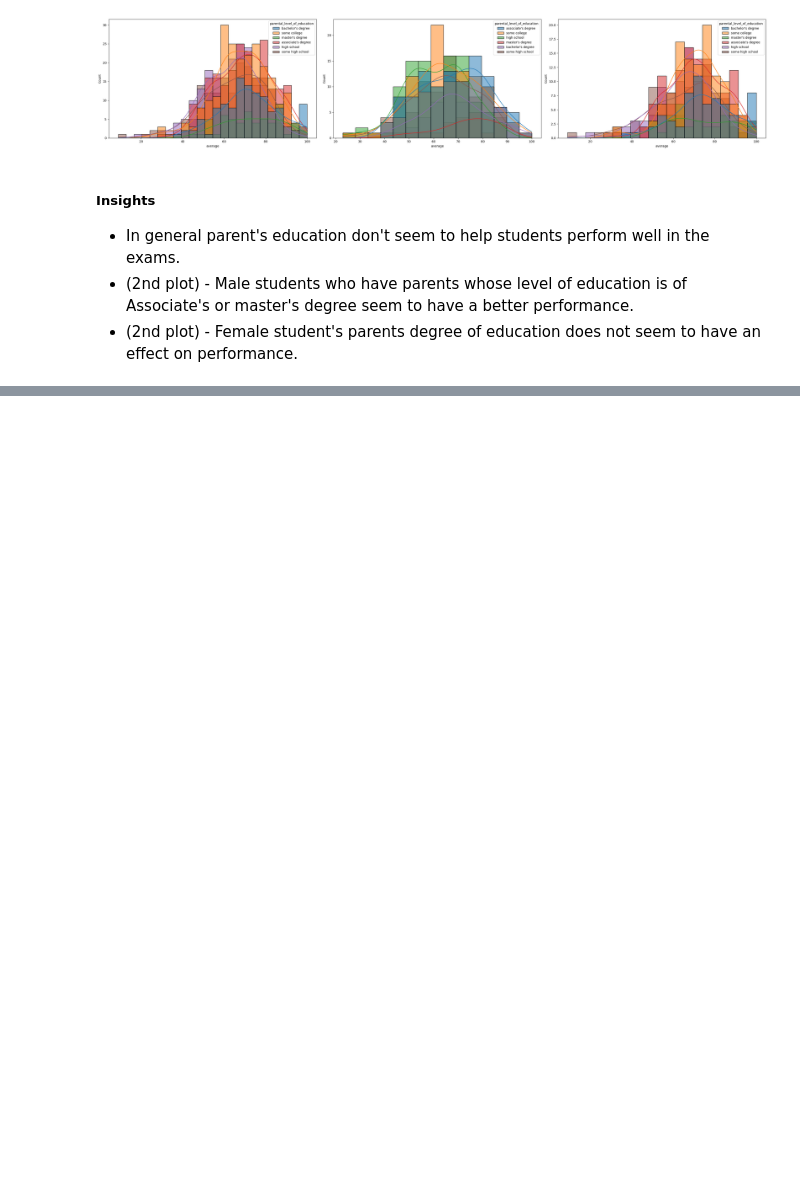
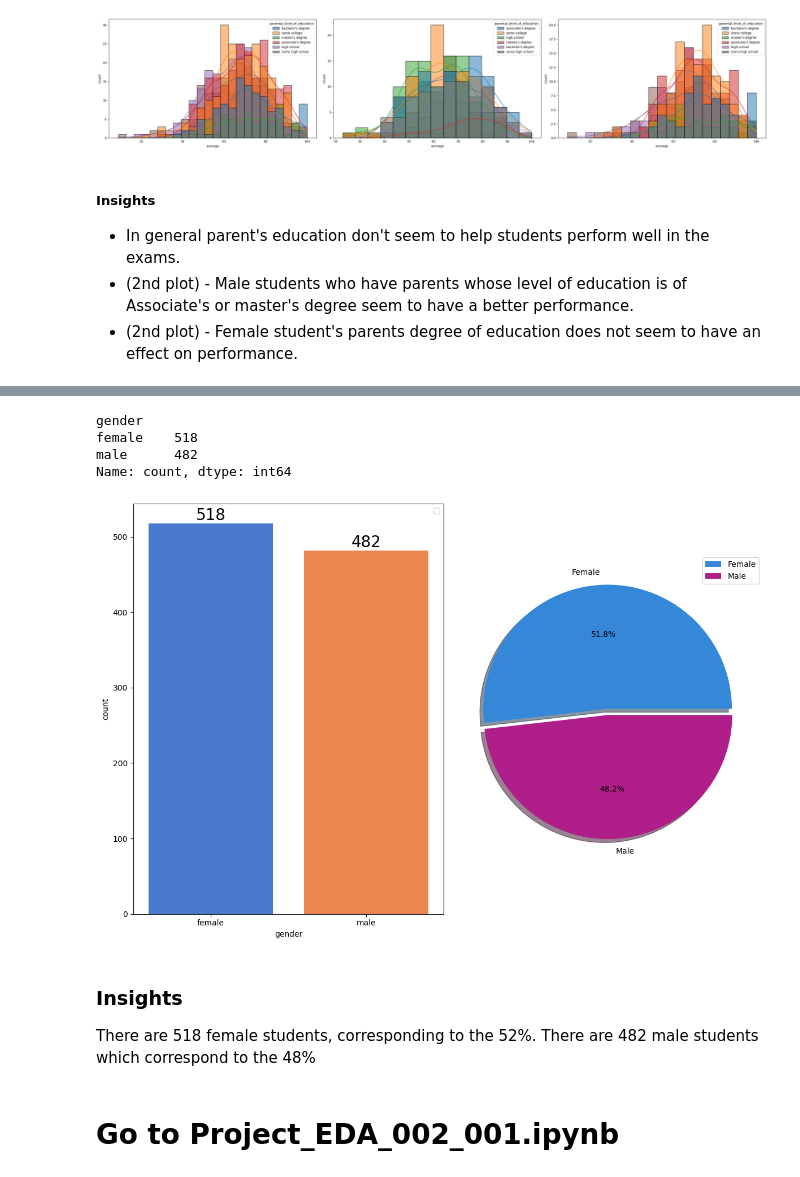
Before and after one commit to Luismbpr/0760_20_01_ML_Students_Performance, a Jupyter notebook: notebooks/Procedures/Project_EDA_001_001.ipynb, the cells around one changed output, grey strips where cells are left out. Drawn from its saved outputs; the diff is of its cells as text; code cells hidden in the pictures; blank space fills up the shorter version.

```diff
--- a/notebooks/Procedures/Project_EDA_001_001.ipynb
+++ b/notebooks/Procedures/Project_EDA_001_001.ipynb
@@ -721,0 +852,35 @@ ValueError: Could not interpret value `race/ethnicity` for `hue`. An entry with
+# %%
+df['gender'].value_counts()
+# %% [output]
+gender
+female    518
+male      482
+Name: count, dtype: int64
+# %%
+fig, axes = plt.subplots(nrows=1, ncols=2, figsize=(12, 8))
+sns.countplot(data=df, x=df['gender'], palette='muted',hue='gender', saturation=0.95, ax=axes[0])
+for container in axes[0].containers:
+    axes[0].bar_label(container, color='black', size=20)
+
+## Error on the pie chart. Describing that there are more males than females
+##plt.pie(data=df, x=df['gender'].value_counts(), labels=['Male', 'Female'], explode=[0, 0.05],
+#        autopct='%1.1f%%', shadow=True, colors=['#3488d7','#af1e89'])
+plt.pie(data=df, x=df['gender'].value_counts(), labels=['Female', 'Male'], explode=[0, 0.05],
+        autopct='%1.1f%%', shadow=True, colors=['#3488d7','#af1e89'])
+
+#plt.pie(x=df['gender'].value_counts(),labels=['Male','Female'],explode=[0,0.1],autopct='%1.1f%%',shadow=True,colors=['#ff4d4d','#ff8000'])
+
+axes[0].legend()
+axes[1].legend()
+
+plt.tight_layout()
+
+plt.show()
+# %% [output]
+[figure, added]
+# %% [markdown]
+### Insights
+There are 518 female students, corresponding to the 52%.
+There are 482 male students which correspond to the 48%
+# %% [markdown]
+# Go to Project_EDA_002_001.ipynb
```
Also changed, not shown: parts of 13 cells of this notebook, 1 other file.
